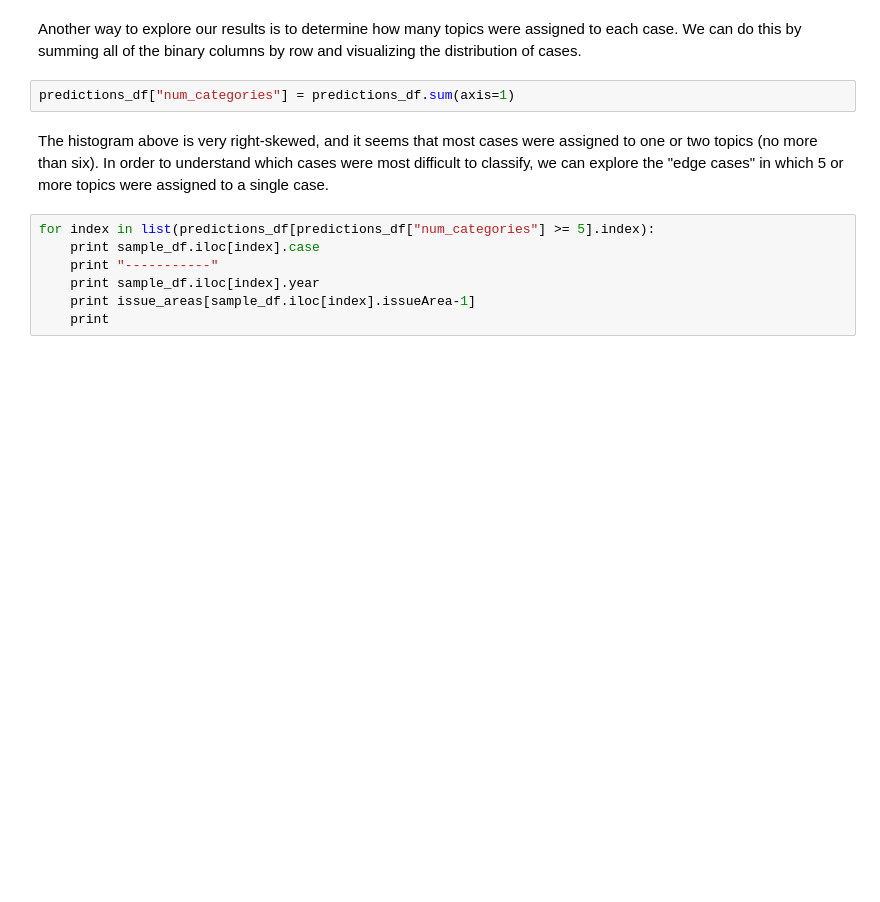
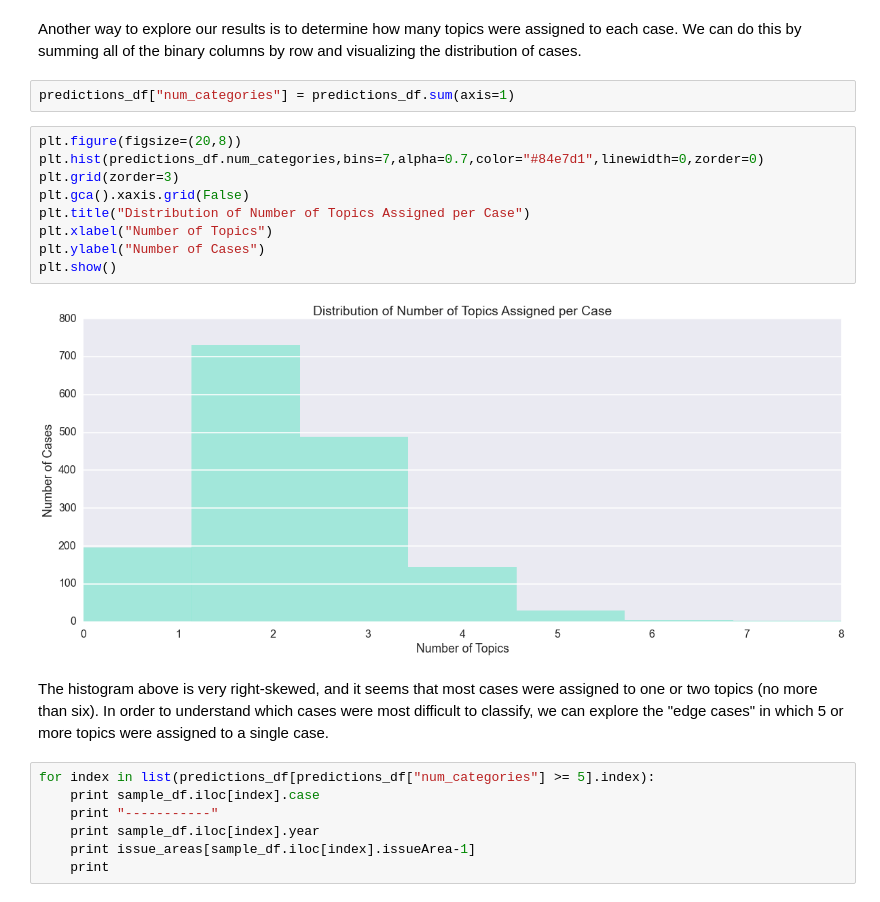
Before and after one commit to yunhanxu/cs109-project, a Jupyter notebook: naive_bayes_classification.ipynb, the cells around one changed output. Saved outputs shown, nothing was run; the diff lists cells and outputs as text; blank space fills up the shorter version.

Commit message:
added histogram of number topics assigned

```diff
--- a/naive_bayes_classification.ipynb
+++ b/naive_bayes_classification.ipynb
@@ -684,6 +684,17 @@ plt.show()
 Another way to explore our results is to determine how many topics were assigned to each case. We can do this by summing all of the binary columns by row and visualizing the distribution of cases.
 # %%
 predictions_df["num_categories"] = predictions_df.sum(axis=1)
+# %%
+plt.figure(figsize=(20,8))
+plt.hist(predictions_df.num_categories,bins=7,alpha=0.7,color="#84e7d1",linewidth=0,zorder=0)
+plt.grid(zorder=3)
+plt.gca().xaxis.grid(False)
+plt.title("Distribution of Number of Topics Assigned per Case")
+plt.xlabel("Number of Topics")
+plt.ylabel("Number of Cases")
+plt.show()
+# %% [output]
+[figure, added]
 # %% [markdown]
 The histogram above is very right-skewed, and it seems that most cases were assigned to one or two topics (no more than six). In order to understand which cases were most difficult to classify, we can explore the "edge cases" in which 5 or more topics were assigned to a single case.
 # %%
```
Also changed, not shown: parts of 2 cells of this notebook.
